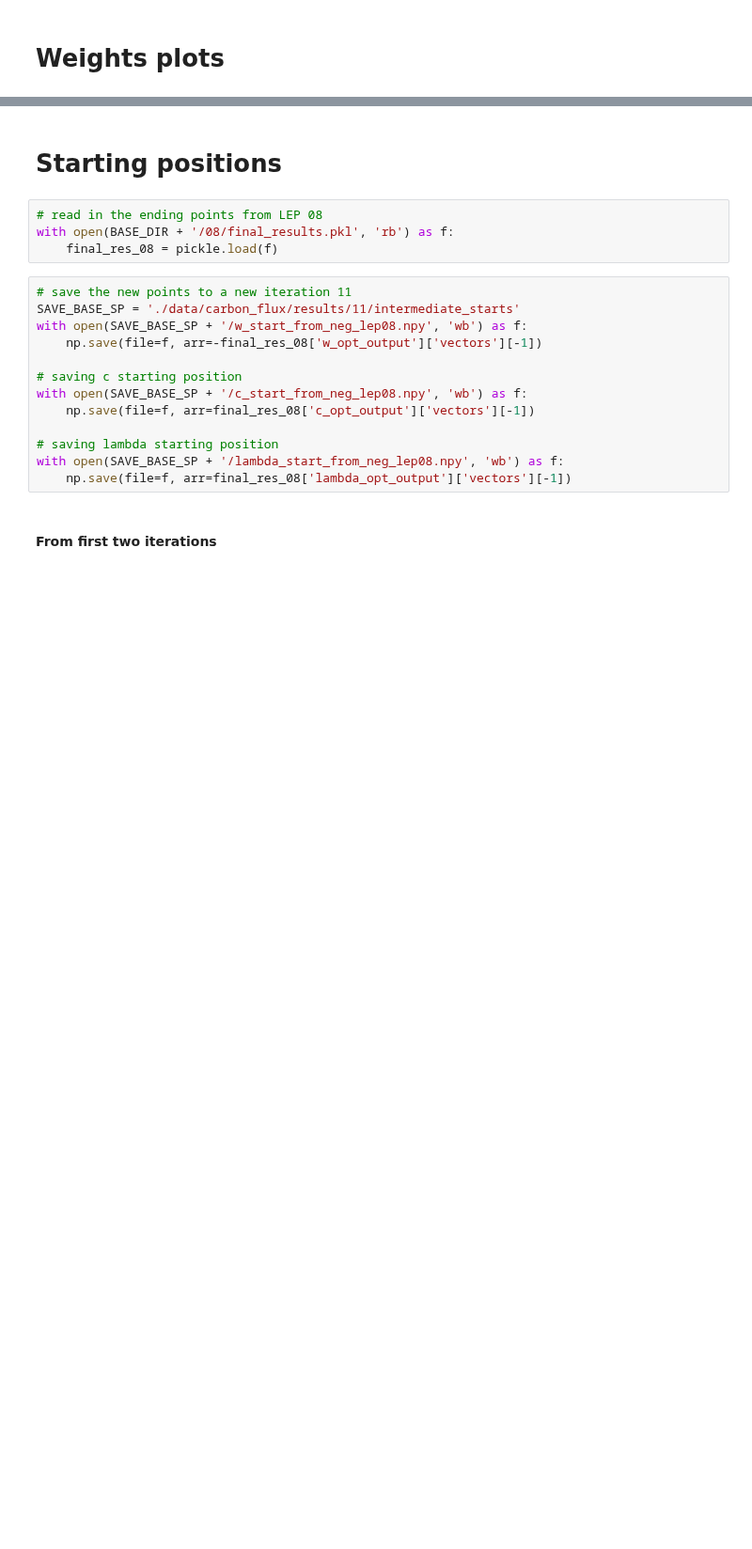
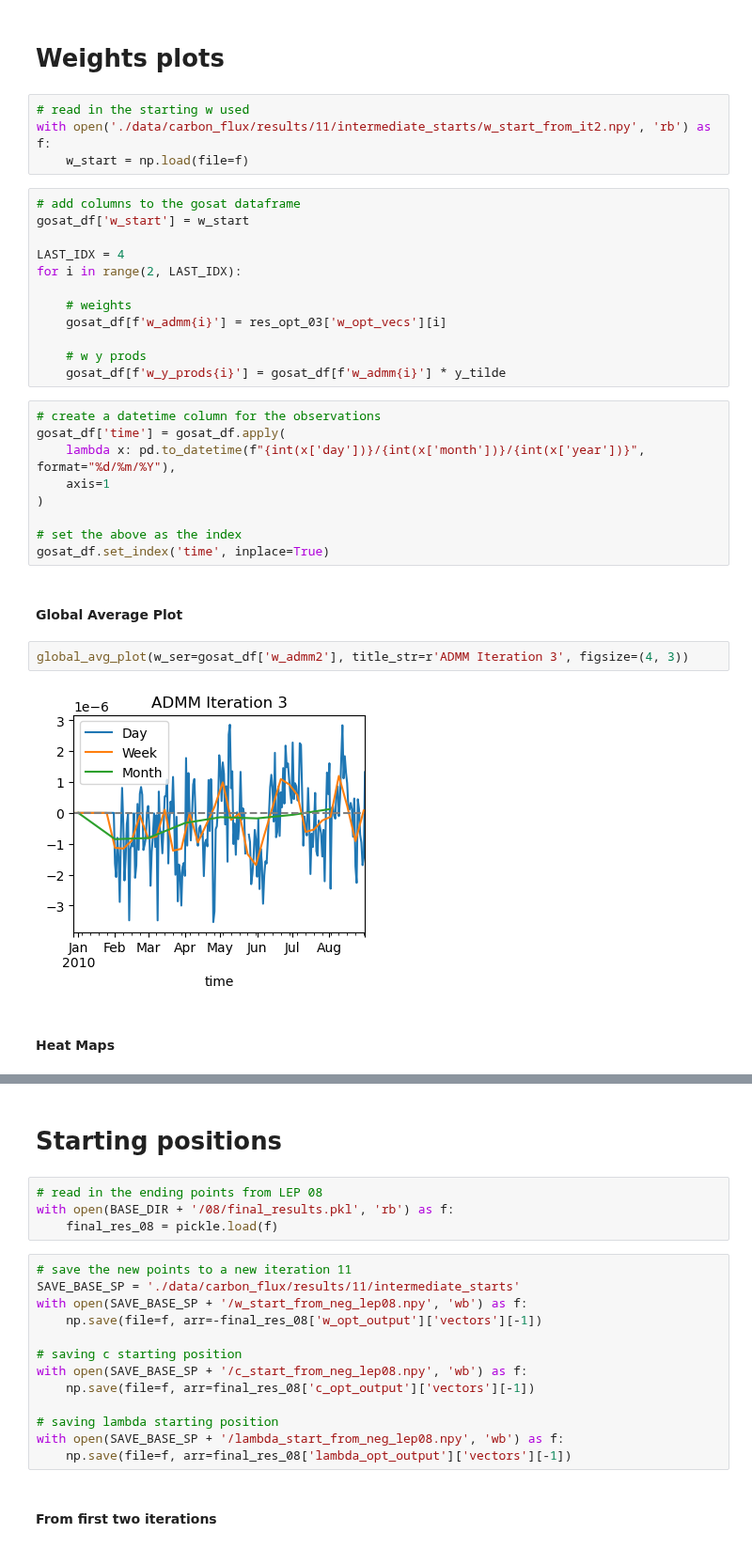
Before and after one commit to mcstanle/cf_inversion_sb_admm, a Jupyter notebook: output_investigations_11.ipynb, the cells around one changed output, grey strips where cells are left out. Shown at 94% size. Cells and saved outputs as stored; diff of their text form; blank space fills up the shorter version.

```diff
--- a/output_investigations_11.ipynb
+++ b/output_investigations_11.ipynb
@@ -179,2 +264,35 @@ print(feasibility_11)
 # %% [markdown]
 # Weights plots
+# %%
+# read in the starting w used
+with open('./data/carbon_flux/results/11/intermediate_starts/w_start_from_it2.npy', 'rb') as f:
+    w_start = np.load(file=f)
+# %%
+# add columns to the gosat dataframe
+gosat_df['w_start'] = w_start
+
+LAST_IDX = 4
+for i in range(2, LAST_IDX):
+
+    # weights
+    gosat_df[f'w_admm{i}'] = res_opt_03['w_opt_vecs'][i]
+
+    # w y prods
+    gosat_df[f'w_y_prods{i}'] = gosat_df[f'w_admm{i}'] * y_tilde
+# %%
+# create a datetime column for the observations
+gosat_df['time'] = gosat_df.apply(
+    lambda x: pd.to_datetime(f"{int(x['day'])}/{int(x['month'])}/{int(x['year'])}", format="%d/%m/%Y"),
+    axis=1
+)
+
+# set the above as the index
+gosat_df.set_index('time', inplace=True)
+# %% [markdown]
+#### Global Average Plot
+# %%
+global_avg_plot(w_ser=gosat_df['w_admm2'], title_str=r'ADMM Iteration 3', figsize=(4, 3))
+# %% [output]
+[figure, added]
+# %% [markdown]
+#### Heat Maps
```
Also changed, not shown: parts of 16 cells of this notebook, 1 other file.
